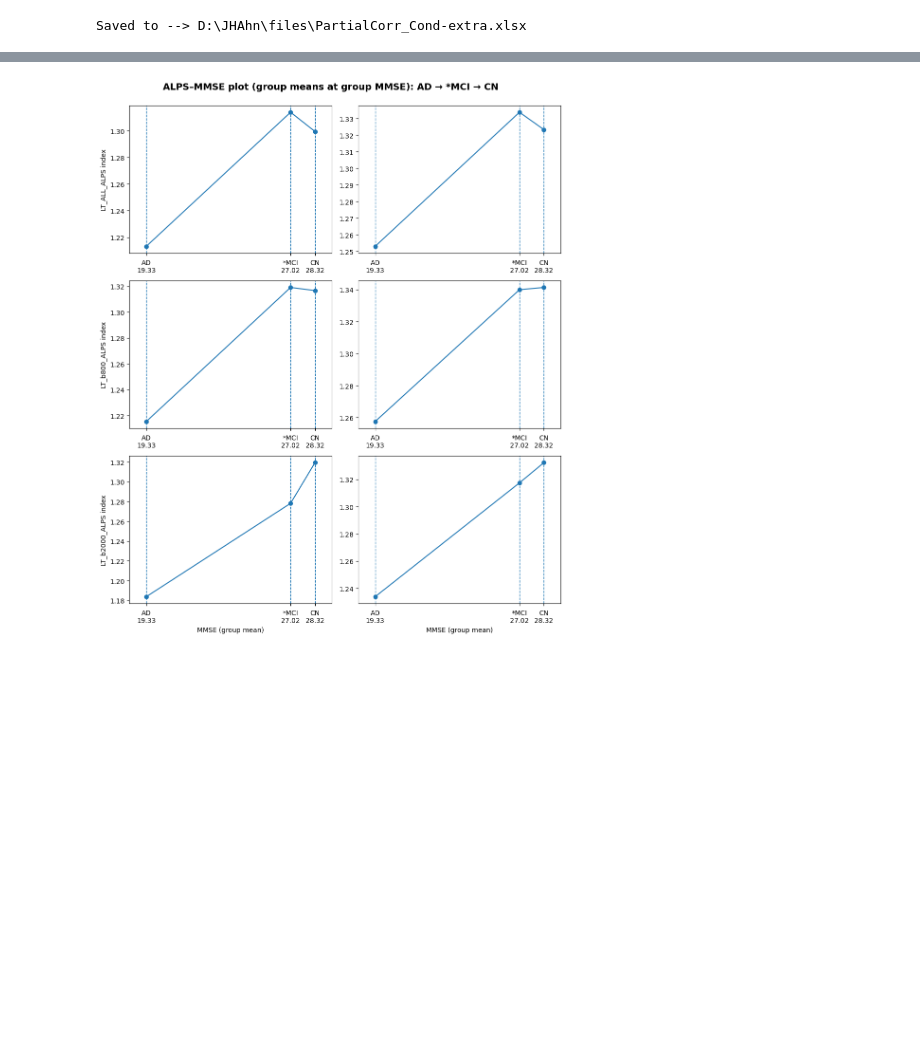
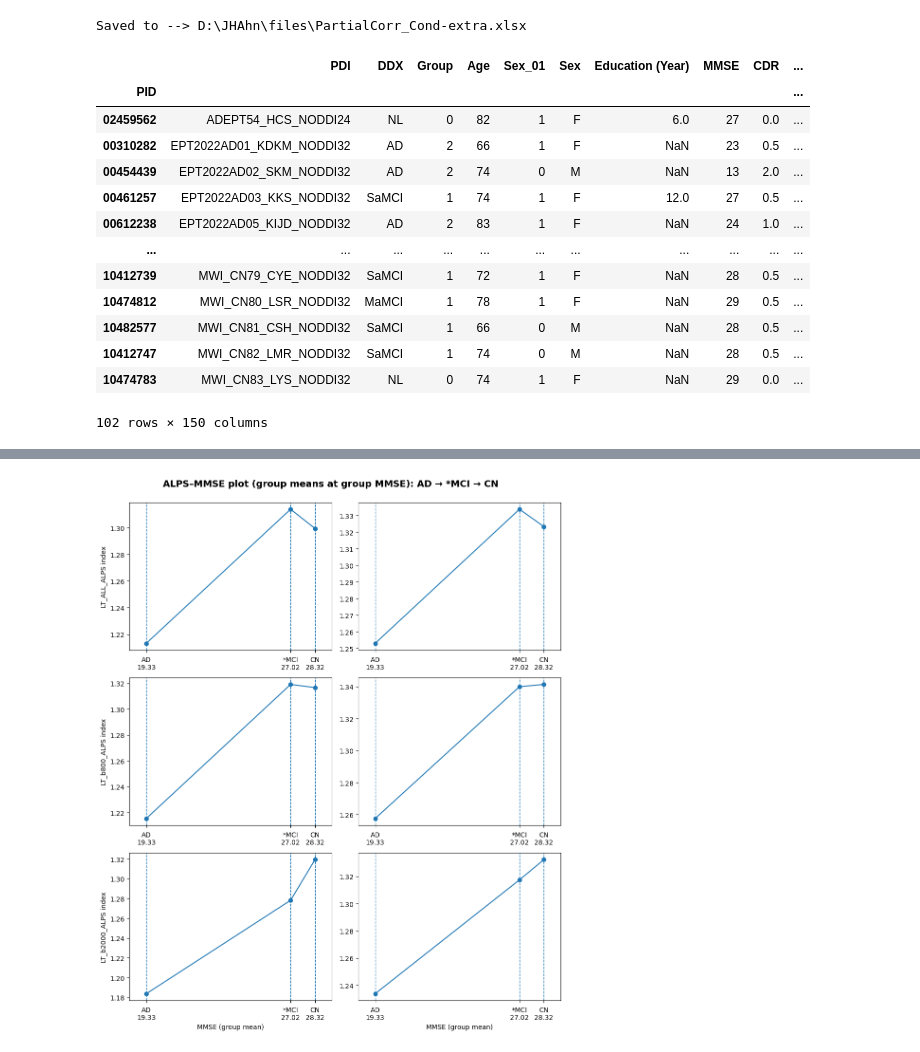
Before and after one commit to salsalGorani/KHNMC_ALPS, a Jupyter notebook: Stats_ANA Correlations.ipynb, the cells around one changed output, grey strips where cells are left out. Drawn from its saved outputs; the diff is of its cells as text; code cells hidden in the pictures; blank space fills up the shorter version.

```diff
--- a/Stats_ANA Correlations.ipynb
+++ b/Stats_ANA Correlations.ipynb
@@ -657,3 +657,26 @@ with pd.ExcelWriter(df_dest, engine="openpyxl") as w:
 print("Saved to -->", df_dest)
 # %% [output]
 Saved to --> D:\JHAhn\files\PartialCorr_Cond-extra.xlsx
+# %%
+## for (Partial) Correlations between DTI-ALPS & CTI-ALPS
+
+base = r"D:\JHAhn\files"
+df = pd.read_excel(os.path.join(base, "안재혁_8641_Auto_ALPS_index_19-24_main+CTI.xlsx"))
+df["PID"] = df["PID"].astype(str).str.zfill(8)
+df = df.set_index("PID")
+df
+# %% [output]
+|  | PDI | DDX | Group | Age | Sex_01 | Sex | Education (Year) | MMSE | CDR | ... |
+| PID |  |  |  |  |  |  |  |  |  | ... |
+| 02459562 | ADEPT54_HCS_NODDI24 | NL | 0 | 82 | 1 | F | 6.0 | 27 | 0.0 | ... |
+| 00310282 | EPT2022AD01_KDKM_NODDI32 | AD | 2 | 66 | 1 | F | NaN | 23 | 0.5 | ... |
+| 00454439 | EPT2022AD02_SKM_NODDI32 | AD | 2 | 74 | 0 | M | NaN | 13 | 2.0 | ... |
+| 00461257 | EPT2022AD03_KKS_NODDI32 | SaMCI | 1 | 74 | 1 | F | 12.0 | 27 | 0.5 | ... |
+| 00612238 | EPT2022AD05_KIJD_NODDI32 | AD | 2 | 83 | 1 | F | NaN | 24 | 1.0 | ... |
+| ... | ... | ... | ... | ... | ... | ... | ... | ... | ... | ... |
+| 10412739 | MWI_CN79_CYE_NODDI32 | SaMCI | 1 | 72 | 1 | F | NaN | 28 | 0.5 | ... |
+| 10474812 | MWI_CN80_LSR_NODDI32 | MaMCI | 1 | 78 | 1 | F | NaN | 29 | 0.5 | ... |
+| 10482577 | MWI_CN81_CSH_NODDI32 | SaMCI | 1 | 66 | 0 | M | NaN | 28 | 0.5 | ... |
+| 10412747 | MWI_CN82_LMR_NODDI32 | SaMCI | 1 | 74 | 0 | M | NaN | 28 | 0.5 | ... |
+| 10474783 | MWI_CN83_LYS_NODDI32 | NL | 0 | 74 | 1 | F | NaN | 29 | 0.0 | ... |
+102 rows × 150 columns
```
Also changed, not shown: parts of 3 cells of this notebook, 1 other file.
